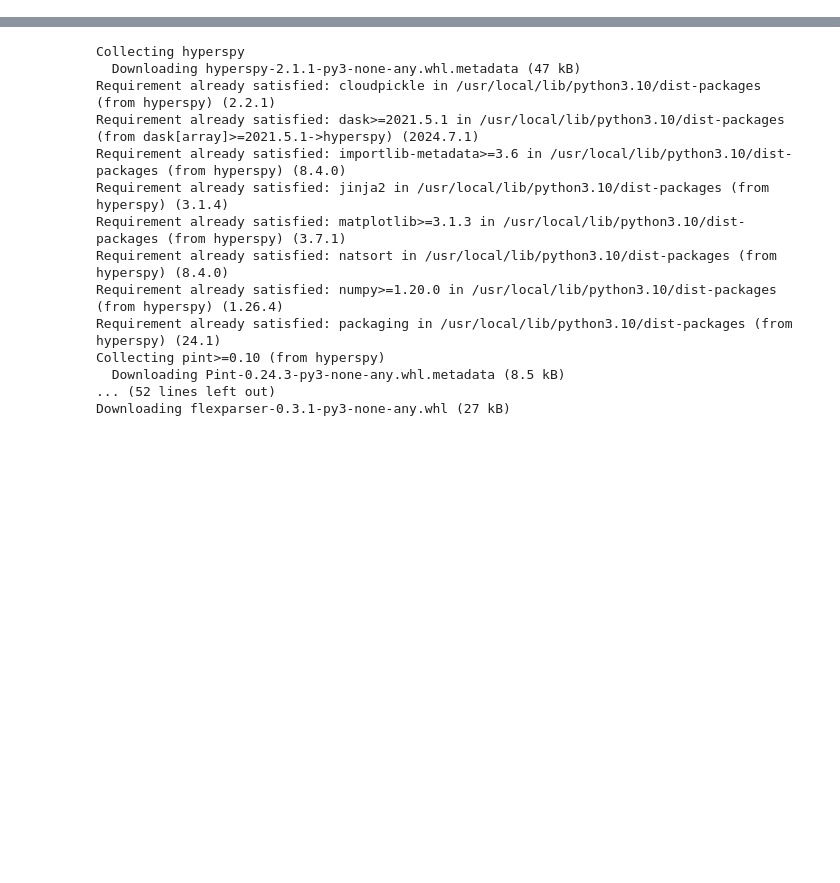
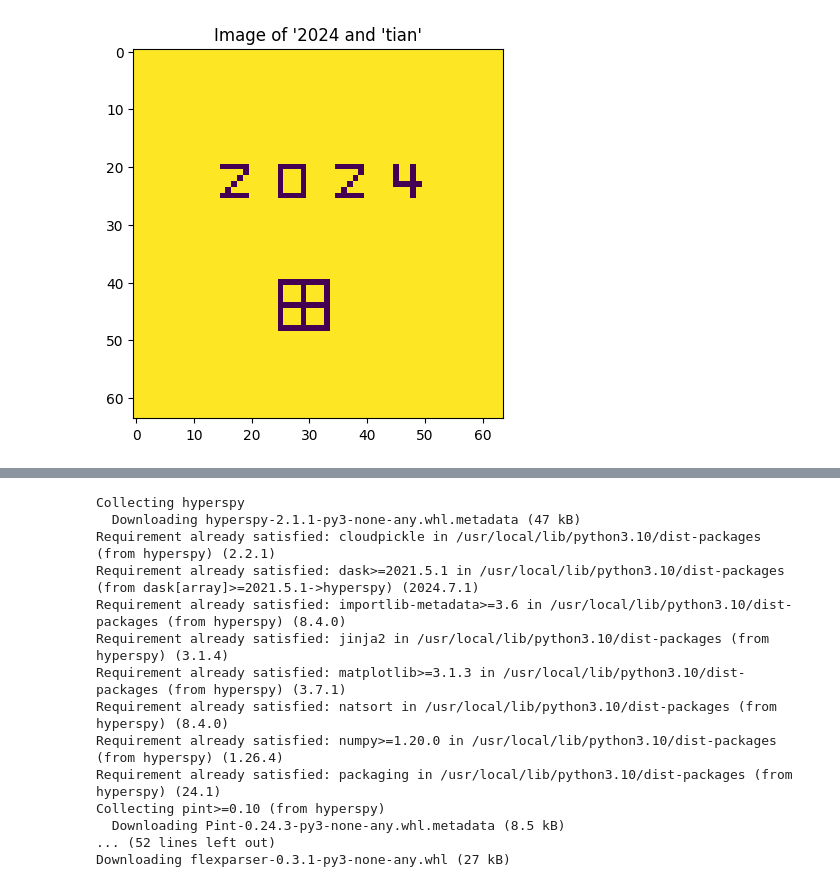
Before and after one commit to iceaiai/CS-team, a Jupyter notebook: September_9th.ipynb, the cells around one changed output, grey strips where cells are left out. Drawn from its saved outputs; the diff is of its cells as text; code cells hidden in the pictures; blank space fills up the shorter version.

```diff
--- a/September_9th.ipynb
+++ b/September_9th.ipynb
@@ -9,0 +22,69 @@
+# %%
+import numpy as np
+import matplotlib.pyplot as plt
+import ipywidgets as widgets
+from IPython.display import display, Math
+from scipy.ndimage import convolve
+import requests
+from PIL import Image
+from io import BytesIO
+
+image_size = (64, 64)
+img_array = np.ones(image_size)
+
+# Function for drawing
+def draw_number(img, number_array, loc):
+  # img: 2-D arrays for drawing 64x64
+  # number_array: input 2-D array 5x5 or 10x10
+    for i, row in enumerate(number_array):
+        for j, pixel in enumerate(row):
+            if pixel == 1:
+                img[loc[0] + i, loc[1] + j] = 0  #drop the '1' at the designated postions
+
+
+number_2 = np.array([[1, 1, 1, 1, 1],
+           [0, 0, 0, 0, 1],
+           [0, 0, 0, 1, 0],
+           [0, 0, 1, 0, 0],
+           [0, 1, 0, 0, 0],
+           [1, 1, 1, 1, 1],
+           [0, 0, 0, 0, 0]])
+
+number_0 = np.array([[1, 1, 1, 1, 1],
+           [1, 0, 0, 0, 1],
+           [1, 0, 0, 0, 1],
+           [1, 0, 0, 0, 1],
+           [1, 0, 0, 0, 1],
+           [1, 1, 1, 1, 1],
+           [0, 0, 0, 0, 0]])
+
+number_4 = np.array([[1, 0, 0, 1, 0],
+            [1, 0, 0, 1, 0],
+            [1, 0, 0, 1, 0],
+            [1, 1, 1, 1, 1],
+            [0, 0, 0, 1, 0],
+            [0, 0, 0, 1, 0],
+            [0, 0, 0, 0, 0]])
+letter_tian = np.array([[1, 1, 1, 1, 1, 1, 1, 1, 1],
+             [1, 0, 0, 0, 1, 0, 0, 0, 1],
+             [1, 0, 0, 0, 1, 0, 0, 0, 1],
+             [1, 0, 0, 0, 1, 0, 0, 0, 1],
+             [1, 1, 1, 1, 1, 1, 1, 1, 1],
+             [1, 0, 0, 0, 1, 0, 0, 0, 1],
+             [1, 0, 0, 0, 1, 0, 0, 0, 1],
+             [1, 0, 0, 0, 1, 0, 0, 0, 1],
+             [1, 1, 1, 1, 1, 1, 1, 1, 1]])
+
+
+draw_number(img_array, number_2, (20, 15))
+draw_number(img_array, number_0, (20, 25))
+draw_number(img_array, number_2, (20, 35))
+draw_number(img_array, number_4, (20, 45))
+draw_number(img_array, letter_tian, (40, 25))
+
+# Display the image
+plt.imshow(img_array)
+plt.title("Image of '2024 and 'tian'")
+plt.show()
+# %% [output]
+[figure, added]
```
Also changed, not shown: parts of 41 cells of this notebook.
